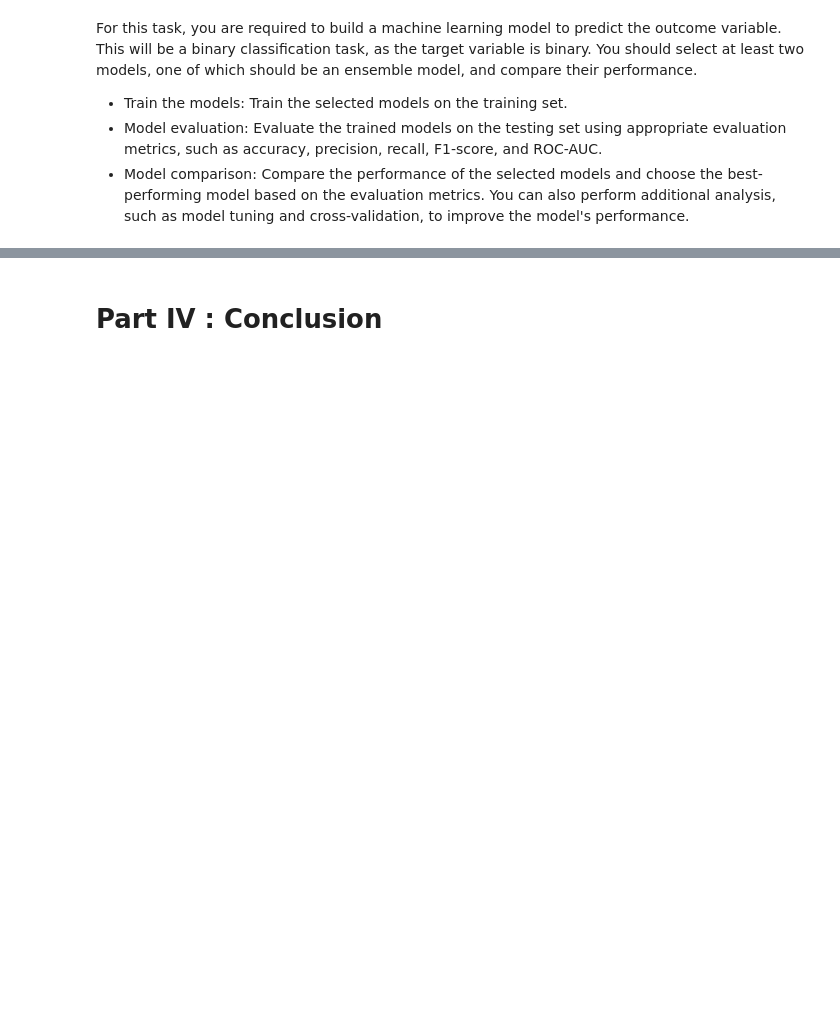
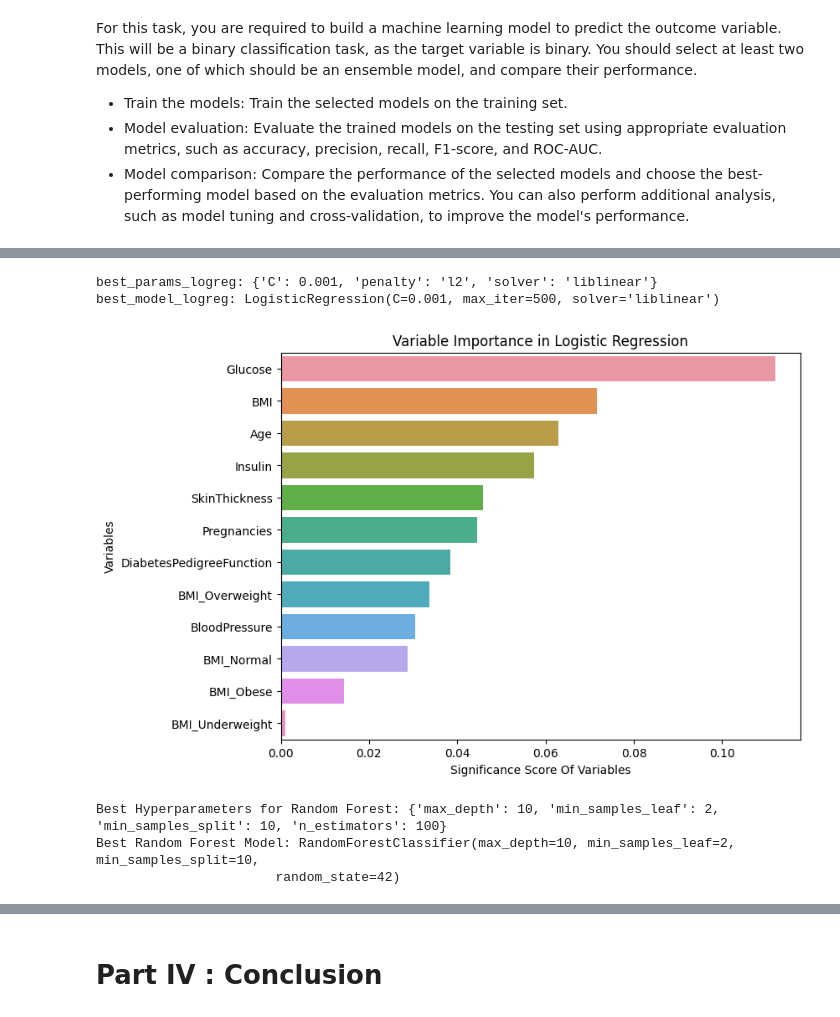
Before and after one commit to serenasunyu/ml-project-supervised-learning, a Jupyter notebook: Supervised Learning - Project.ipynb, the cells around one changed output, grey strips where cells are left out. Cells and saved outputs as stored; diff of their text form; code cells hidden in the pictures; blank space fills up the shorter version.

```diff
--- a/Supervised Learning - Project.ipynb
+++ b/Supervised Learning - Project.ipynb
@@ -506,0 +455,68 @@ LogisticRegression(C=10, max_iter=500)
+# %%
+# Model tuning
+
+from sklearn.model_selection import GridSearchCV
+
+param_grid = {
+    'C': [0.00001, 0.0001, 0.001, 0.01, 0.1],
+    'penalty': ['l1', 'l2'],
+    'solver': ['liblinear']
+}
+
+# Grid Search for Logistic Regression
+grid_logreg = GridSearchCV(estimator=LogisticRegression(max_iter=500), param_grid=param_grid, scoring='f1', cv=5)
+grid_logreg.fit(X_train, y_train)
+
+# Get best hyperparameters and models
+best_params_logreg = grid_logreg.best_params_
+best_model_logreg = grid_logreg.best_estimator_
+
+print("best_params_logreg:", best_params_logreg)
+print("best_model_logreg:", best_model_logreg)
+# %% [output]
+best_params_logreg: {'C': 0.001, 'penalty': 'l2', 'solver': 'liblinear'}
+best_model_logreg: LogisticRegression(C=0.001, max_iter=500, solver='liblinear')
+# %%
+# Final Logistic Regression Model
+logreg_tuned = LogisticRegression(**best_params_logreg)
+logreg_tuned = logreg_tuned.fit(X_train,y_train)
+# %%
+# Calculate feature importance based on coefficients
+feature_importance = np.abs(logreg_tuned.coef_[0])
+feature_names = X.columns
+
+# Create a pandas Series for visualization
+feature_imp = pd.Series(feature_importance, index=feature_names).sort_values(ascending=False)
+
+# Create a bar plot to visualize feature importance
+plt.figure(figsize=(8, 6))
+sns.barplot(x=feature_imp, y=feature_imp.index)
+plt.xlabel('Significance Score Of Variables')
+plt.ylabel('Variables')
+plt.title("Variable Importance in Logistic Regression")
+plt.show()
+# %% [output]
+[figure, added]
+# %%
+# Random Forest Tuning
+rf_params = {
+    'n_estimators': [100, 200, 300],
+    'max_depth': [2, 5, 10],
+    'min_samples_split': [10, 15, 20],
+    'min_samples_leaf': [1, 2, 3]
+}
+
+# Create GridSearchCV object
+grid_rf = GridSearchCV(estimator=RandomForestClassifier(random_state=42), param_grid=rf_params, scoring='f1', cv=5)
+grid_rf.fit(X_train, y_train)
+
+# Get best hyperparameters and model
+best_params_rf = grid_rf.best_params_
+best_model_rf = grid_rf.best_estimator_
+
+print("Best Hyperparameters for Random Forest:", best_params_rf)
+print("Best Random Forest Model:", best_model_rf)
+# %% [output]
+Best Hyperparameters for Random Forest: {'max_depth': 10, 'min_samples_leaf': 2, 'min_samples_split': 10, 'n_estimators': 100}
+Best Random Forest Model: RandomForestClassifier(max_depth=10, min_samples_leaf=2, min_samples_split=10,
+                       random_state=42)
```
Also changed, not shown: parts of 41 cells of this notebook.
